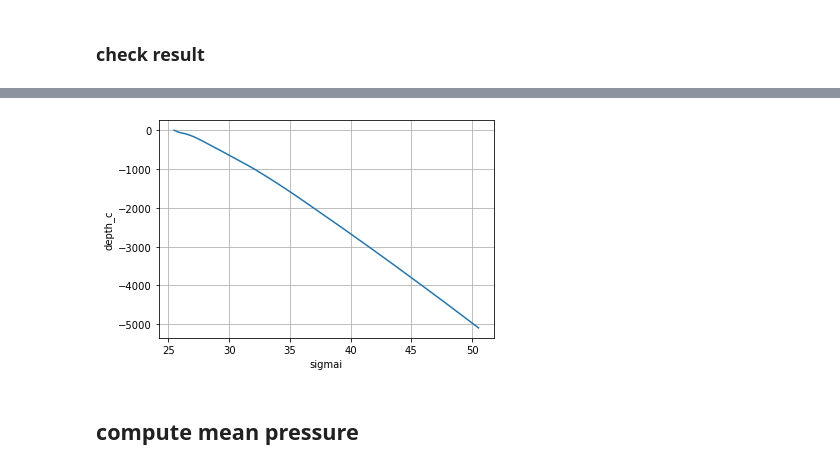
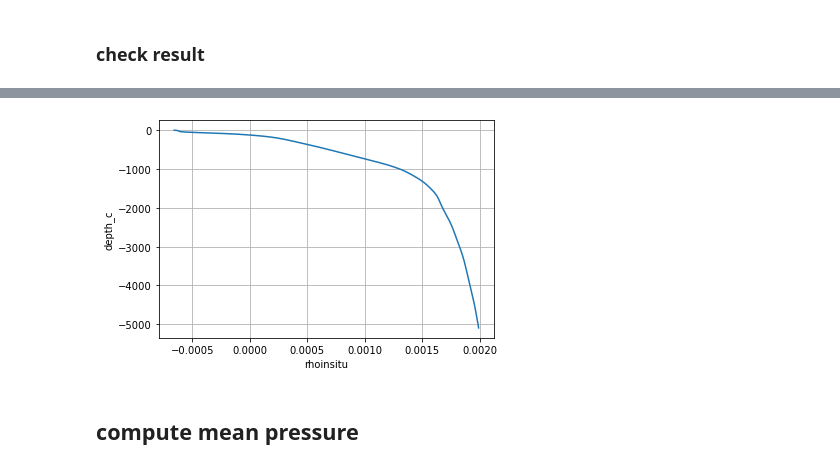
Before and after one commit to NoeLahaye/ITideNATL, a Jupyter notebook: processing/pre_proj/compute_mean_sigmai_pres.ipynb, the cells around one changed output, grey strips where cells are left out. Saved outputs shown, nothing was run; the diff lists cells and outputs as text; code cells hidden in the pictures.

```diff
--- a/processing/pre_proj/compute_mean_sigmai_pres.ipynb
+++ b/processing/pre_proj/compute_mean_sigmai_pres.ipynb
@@ -42,7 +42,7 @@ salt_fname = "global_mean_gridS.zarr"
 #grid_fname = "mesh_mask_eNATL60_3.6.nc"
 zgrid_name = "eNATL60_global-mean_z-grid.zarr"
 
-out_file = work/"eNATL60_global-mean_rhoi.zarr"
+rho_file = work/"eNATL60_global-mean_rho.zarr"
 
 #grid_files = [grid_path/grid_fname]
 # %%
@@ -298,12 +450,12 @@ mean_temp :
 # %%
 i_rng = slice(4014-1, 4134)
 j_rng = slice(1438-1, 1576)
 
 sds = ds_re.isel(x_c=i_rng, y_c=j_rng)
-sds.sigmai.mean(dim=("x_c", "y_c")).plot(y="depth_c")
+sds.rhoinsitu.mean(dim=("x_c", "y_c")).plot(y="depth_c")
 plt.grid(True)
 # %% [output]
-[figure, old version]
+[figure, new version]
 # %% [markdown]
 ## compute mean pressure
 # %%
```
Also changed, not shown: parts of 14 cells of this notebook, 16 other files.
